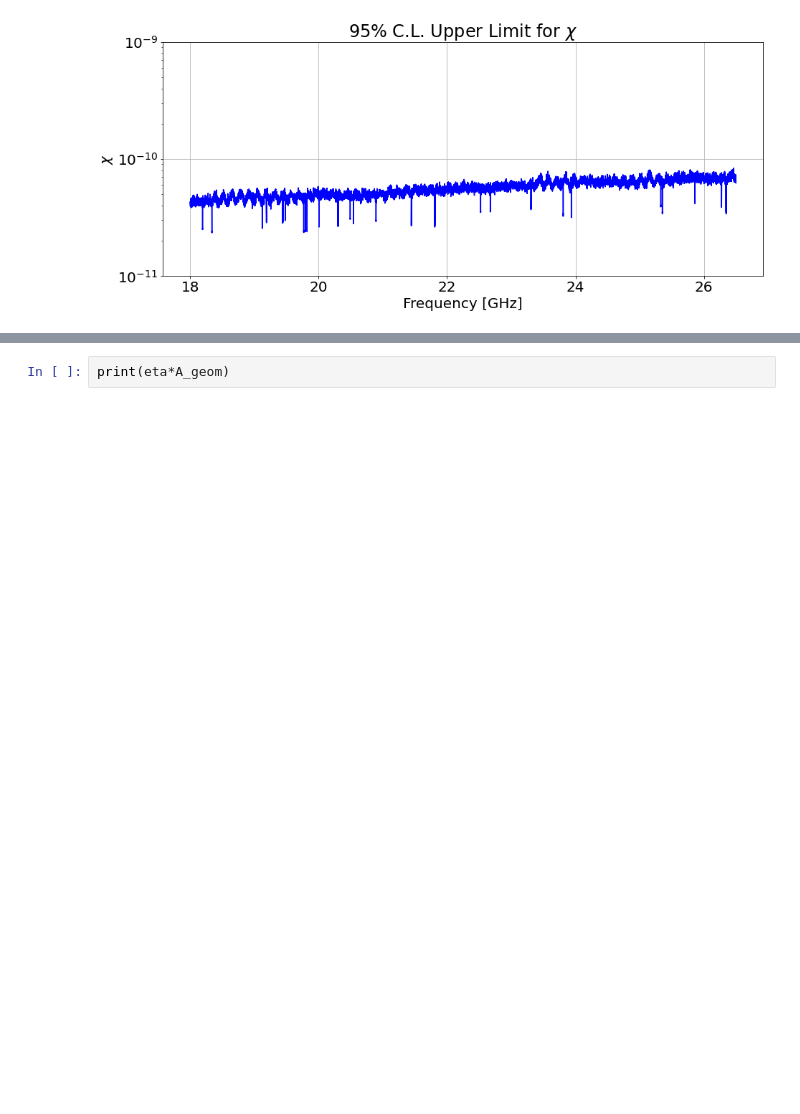
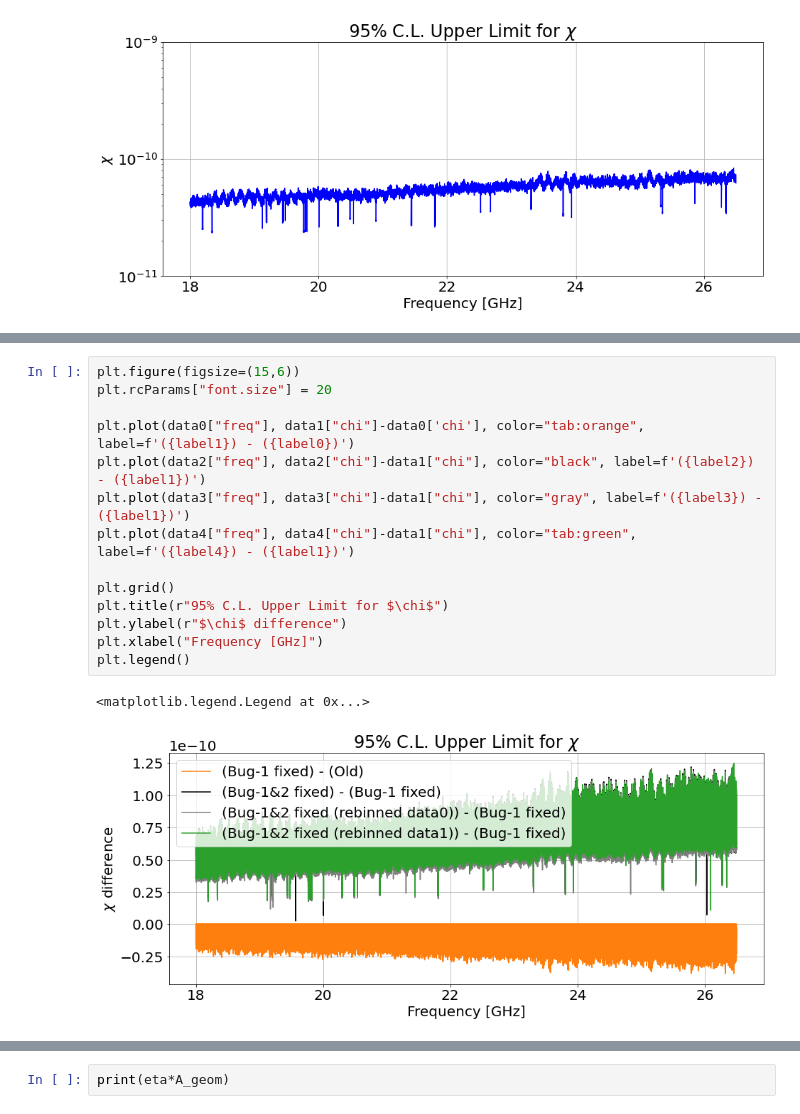
Before and after one commit to sadachi5/dosue-k, a Jupyter notebook: quick_plot.ipynb, the cells around one changed output, grey strips where cells are left out. Cells and saved outputs as stored; diff of their text form; blank space fills up the shorter version.

```diff
--- a/quick_plot.ipynb
+++ b/quick_plot.ipynb
@@ -231,0 +376,17 @@ plt.savefig(f"{outdir}/limit_chi.pdf")
+# %%
+plt.figure(figsize=(15,6))
+plt.rcParams["font.size"] = 20
+
+plt.plot(data0["freq"], data1["chi"]-data0['chi'], color="tab:orange", label=f'({label1}) - ({label0})')
+plt.plot(data2["freq"], data2["chi"]-data1["chi"], color="black", label=f'({label2}) - ({label1})')
+plt.plot(data3["freq"], data3["chi"]-data1["chi"], color="gray", label=f'({label3}) - ({label1})')
+plt.plot(data4["freq"], data4["chi"]-data1["chi"], color="tab:green", label=f'({label4}) - ({label1})')
+
+plt.grid()
+plt.title(r"95% C.L. Upper Limit for $\chi$")
+plt.ylabel(r"$\chi$ difference")
+plt.xlabel("Frequency [GHz]")
+plt.legend()
+# %% [output]
+<matplotlib.legend.Legend at 0x...>
+[figure, added]
```
Also changed, not shown: parts of 10 cells of this notebook, 11 other files.
